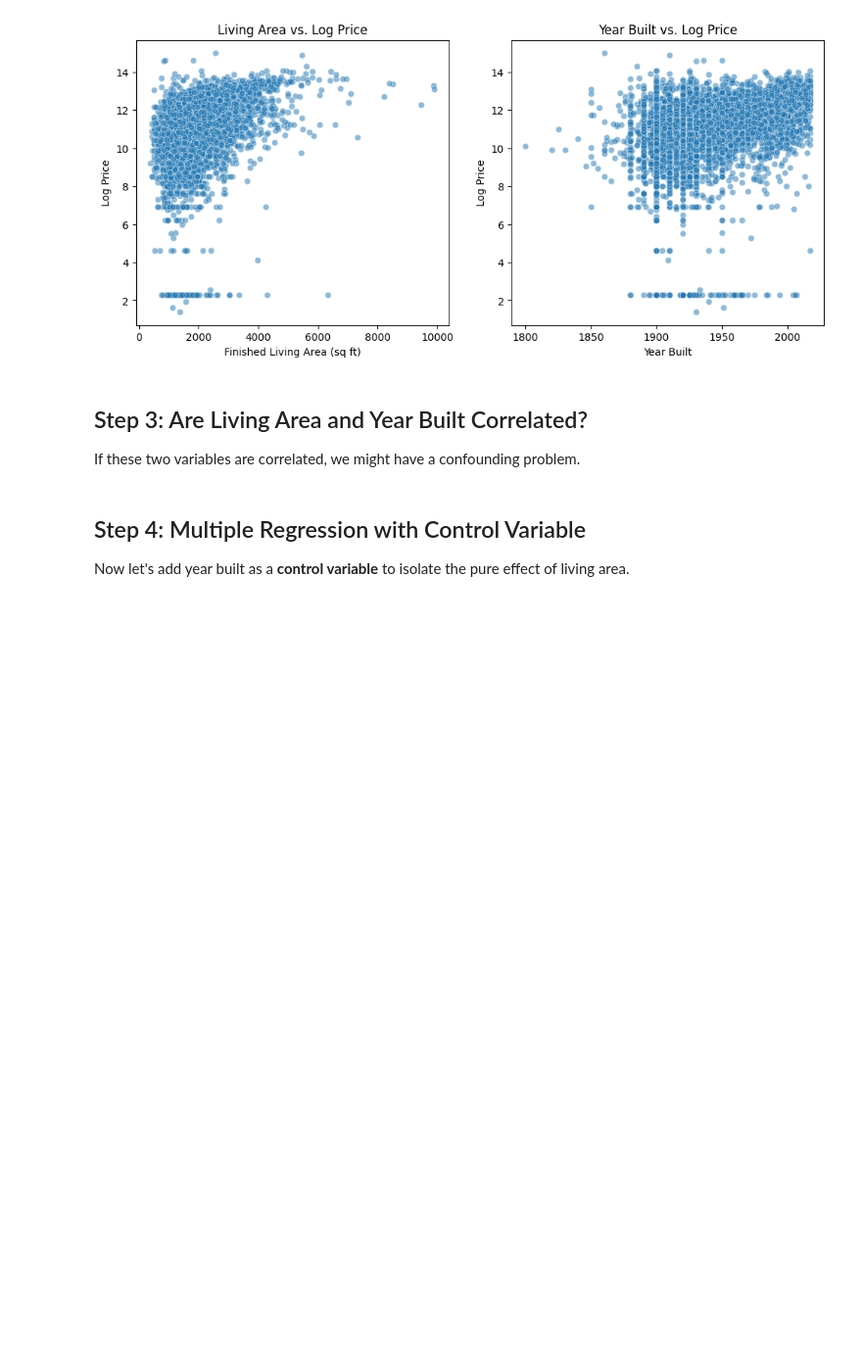
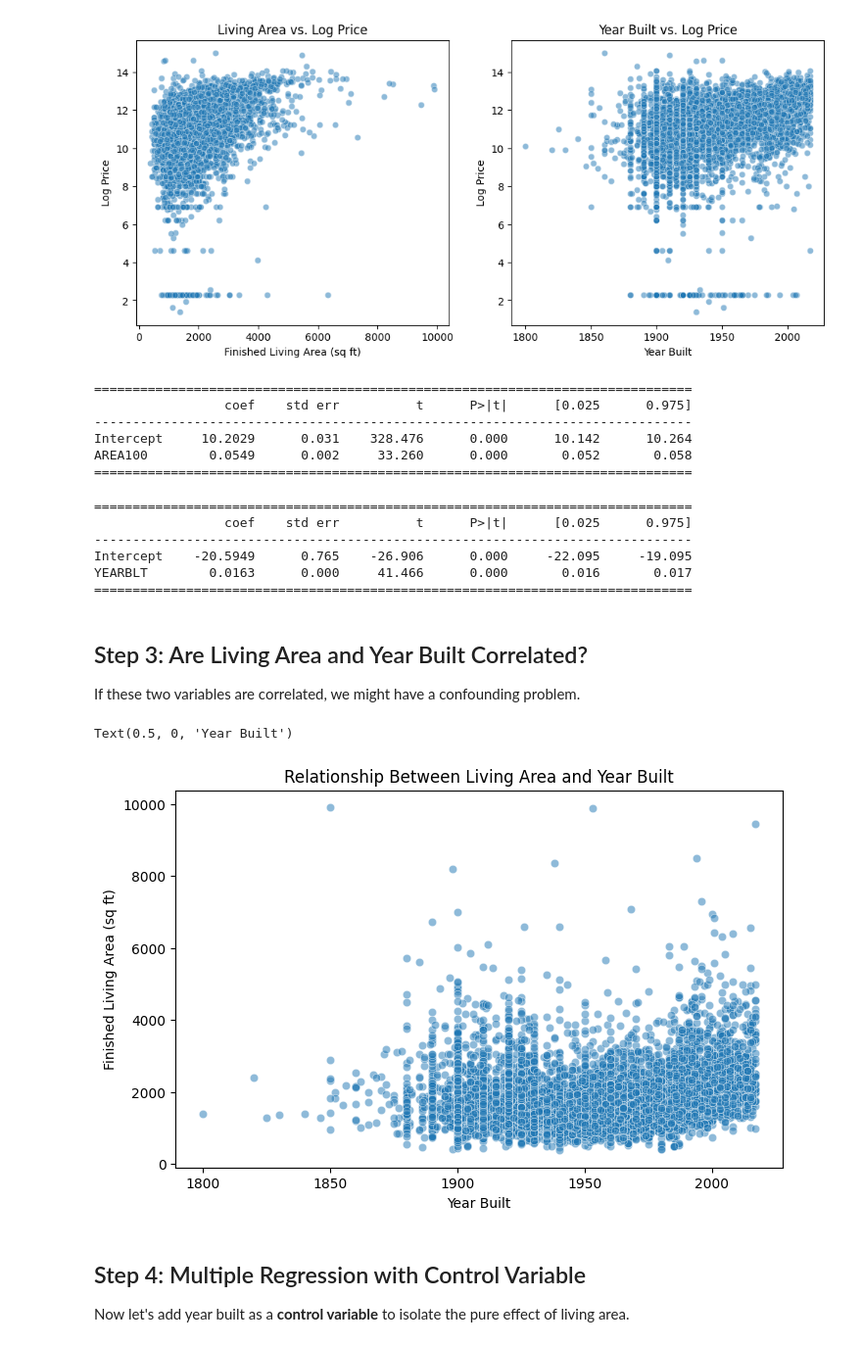
Before and after one commit to tayweid/tayweid.github.io, a Jupyter notebook: econ-0150/parts/part-5-3/Exercise_5_3.ipynb, the cells around one changed output. Shown at 98% size. Cells and saved outputs as stored; diff of their text form; code cells hidden in the pictures; blank space fills up the shorter version.

```diff
--- a/econ-0150/parts/part-5-3/Exercise_5_3.ipynb
+++ b/econ-0150/parts/part-5-3/Exercise_5_3.ipynb
@@ -33,6 +33,8 @@ data.head()
 ## Step 2: Modeling Relationships Separately
 
 Let's first look at how living area and year built relate to price **separately**.
+# %%
+data['LOGAREA'] = np.log(data['AREA100'])
 # %%
 # Create side-by-side scatter plots
 fig, (ax1, ax2) = plt.subplots(1, 2, figsize=(12, 5))
@@ -51,6 +53,28 @@ ax2.set_ylabel('Log Price')
 # %% [output]
 Text(0, 0.5, 'Log Price')
 [figure]
+# %%
+# Model 1: Living area only
+model_area = smf.ols('LOGPRICE ~ AREA100', data=data).fit()
+print(model_area.summary().tables[1])
+# %% [output]
+==============================================================================
+                 coef    std err          t      P>|t|      [0.025      0.975]
+------------------------------------------------------------------------------
+Intercept     10.2029      0.031    328.476      0.000      10.142      10.264
+AREA100        0.0549      0.002     33.260      0.000       0.052       0.058
+==============================================================================
+# %%
+# Model 2: Year built only
+model_year = smf.ols('LOGPRICE ~ YEARBLT', data=data).fit()
+print(model_year.summary().tables[1])
+# %% [output]
+==============================================================================
+                 coef    std err          t      P>|t|      [0.025      0.975]
+------------------------------------------------------------------------------
+Intercept    -20.5949      0.765    -26.906      0.000     -22.095     -19.095
+YEARBLT        0.0163      0.000     41.466      0.000       0.016       0.017
+==============================================================================
 # %% [markdown]
 ## Step 3: Are Living Area and Year Built Correlated?
 
@@ -58,10 +82,13 @@ If these two variables are correlated, we might have a confounding problem.
 # %%
 # Plot the relationship between living area and year built
 plt.figure(figsize=(8, 5))
-sns.scatterplot(data=data, x='FINISHEDLIVINGAREA', y='YEARBLT', alpha=0.5)
+sns.scatterplot(data=data, y='FINISHEDLIVINGAREA', x='YEARBLT', alpha=0.5)
 plt.title('Relationship Between Living Area and Year Built')
-plt.xlabel('Finished Living Area (sq ft)')
-plt.ylabel('Year Built')
+plt.ylabel('Finished Living Area (sq ft)')
+plt.xlabel('Year Built')
+# %% [output]
+Text(0.5, 0, 'Year Built')
+[figure, added]
 # %% [markdown]
 ## Step 4: Multiple Regression with Control Variable
 
```
Also changed, not shown: parts of 1 cell of this notebook, 22 other files.
